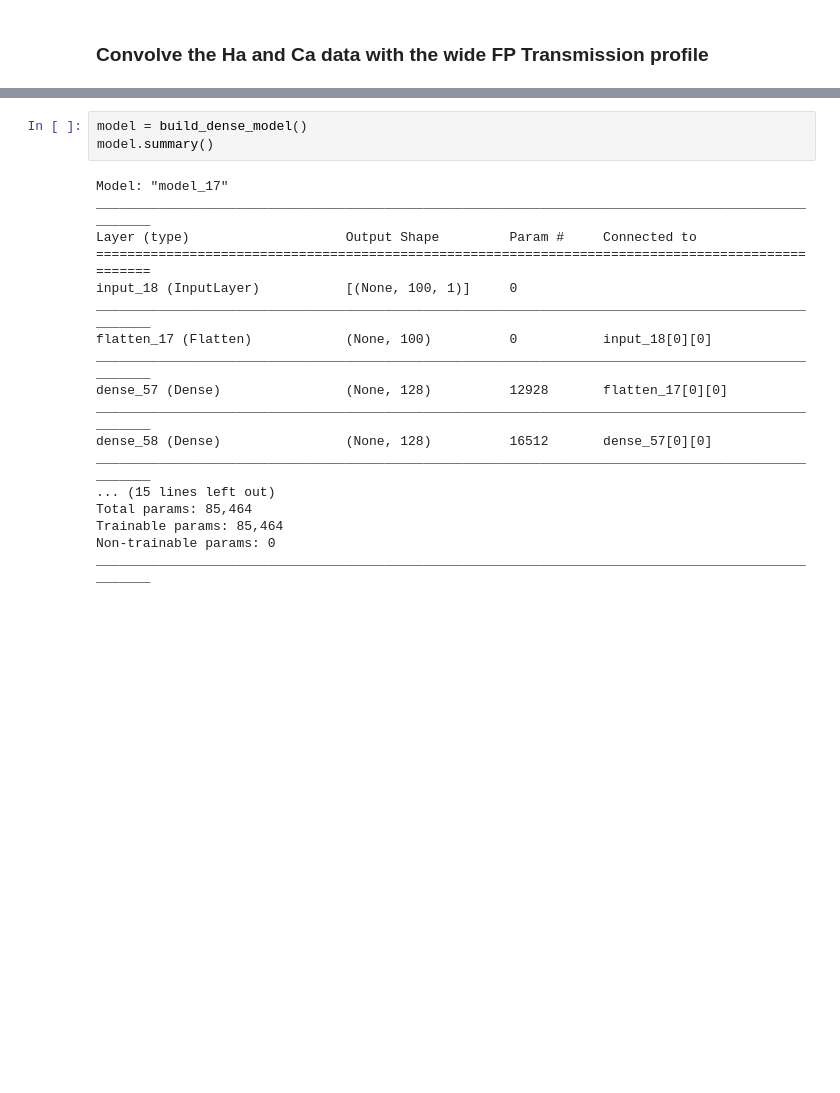
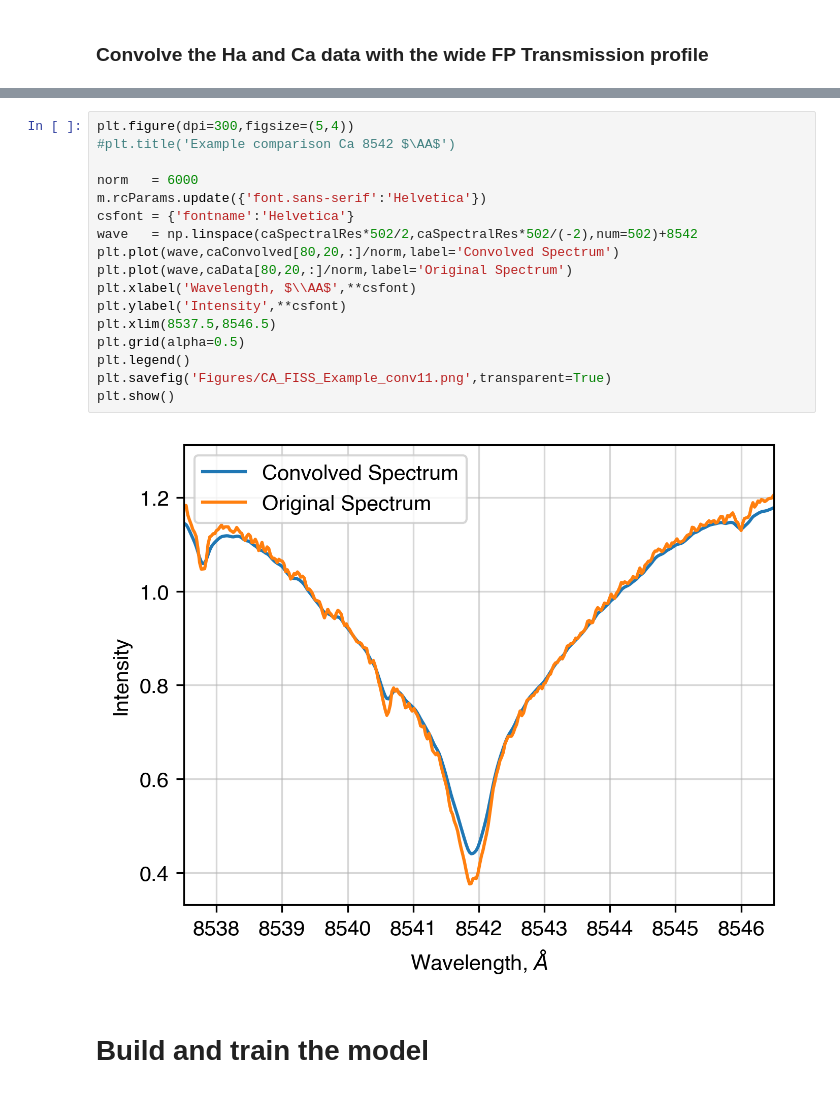
Before and after one commit to momomolnar/SPSF_remove, a Jupyter notebook: CNN Inversions FISS data.ipynb, the cells around one changed output, grey strips where cells are left out. Cells and saved outputs as stored; diff of their text form; blank space fills up the shorter version.

```diff
--- a/CNN Inversions FISS data.ipynb
+++ b/CNN Inversions FISS data.ipynb
@@ -378,21 +506,21 @@ plt.show()
-# %%
-model = build_dense_model()
-model.summary()
-# %% [output]
-Model: "model_17"
-__________________________________________________________________________________________________
-Layer (type)                    Output Shape         Param #     Connected to
-==================================================================================================
-input_18 (InputLayer)           [(None, 100, 1)]     0
-__________________________________________________________________________________________________
-flatten_17 (Flatten)            (None, 100)          0           input_18[0][0]
-__________________________________________________________________________________________________
-dense_57 (Dense)                (None, 128)          12928       flatten_17[0][0]
-__________________________________________________________________________________________________
-dense_58 (Dense)                (None, 128)          16512       dense_57[0][0]
-__________________________________________________________________________________________________
-... (15 lines left out)
-Total params: 85,464
-Trainable params: 85,464
-Non-trainable params: 0
-__________________________________________________________________________________________________
+# %%
+plt.figure(dpi=300,figsize=(5,4))
+#plt.title('Example comparison Ca 8542 $\AA$')
+
+norm   = 6000
+m.rcParams.update({'font.sans-serif':'Helvetica'})
+csfont = {'fontname':'Helvetica'}
+wave   = np.linspace(caSpectralRes*502/2,caSpectralRes*502/(-2),num=502)+8542
+plt.plot(wave,caConvolved[80,20,:]/norm,label='Convolved Spectrum')
+plt.plot(wave,caData[80,20,:]/norm,label='Original Spectrum')
+plt.xlabel('Wavelength, $\\AA$',**csfont)
+plt.ylabel('Intensity',**csfont)
+plt.xlim(8537.5,8546.5)
+plt.grid(alpha=0.5)
+plt.legend()
+plt.savefig('Figures/CA_FISS_Example_conv11.png',transparent=True)
+plt.show()
+# %% [output]
+[figure, added]
+# %% [markdown]
+# Build and train the model
```
Also changed, not shown: parts of 27 cells of this notebook, 3 other files.
